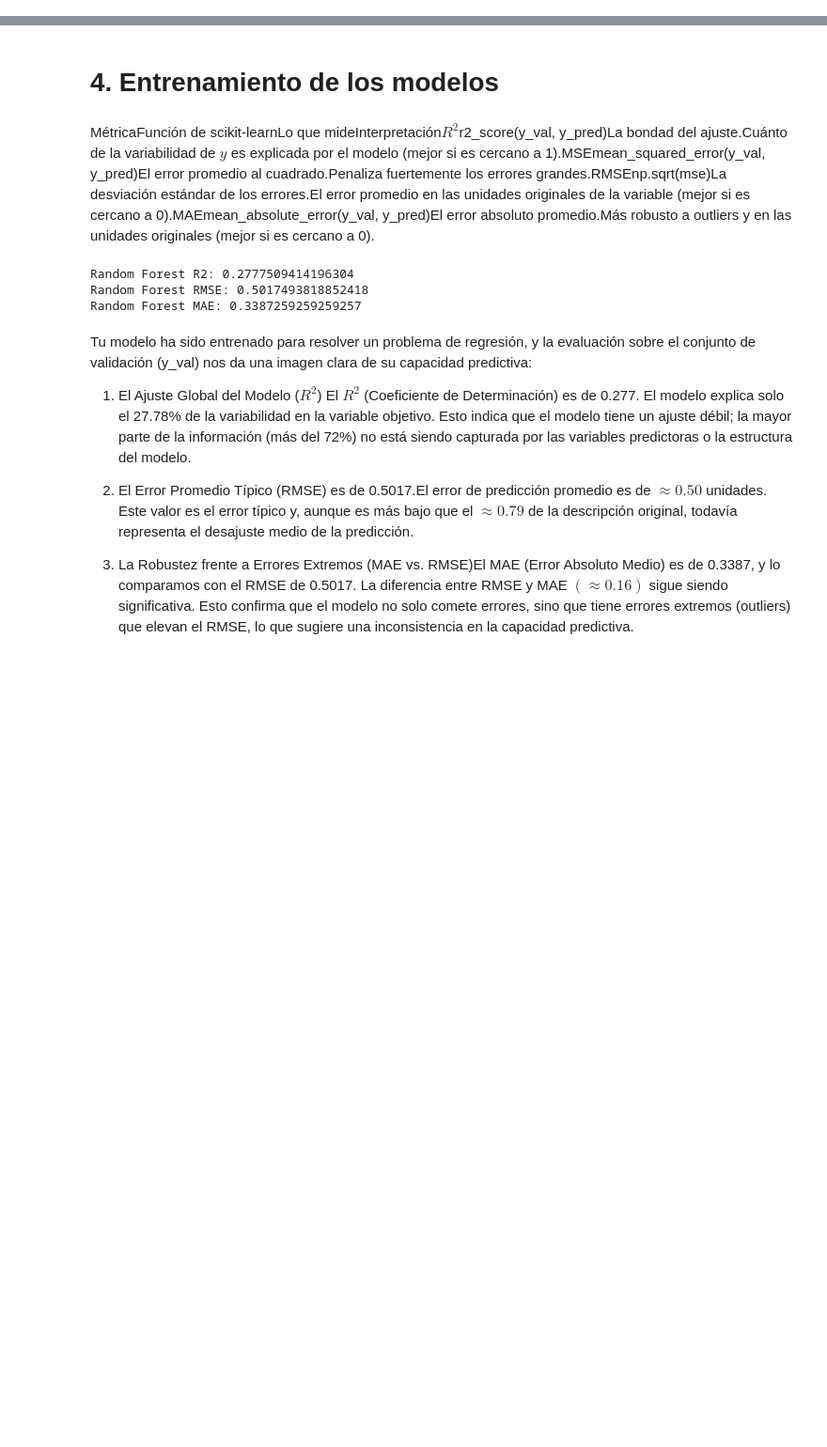
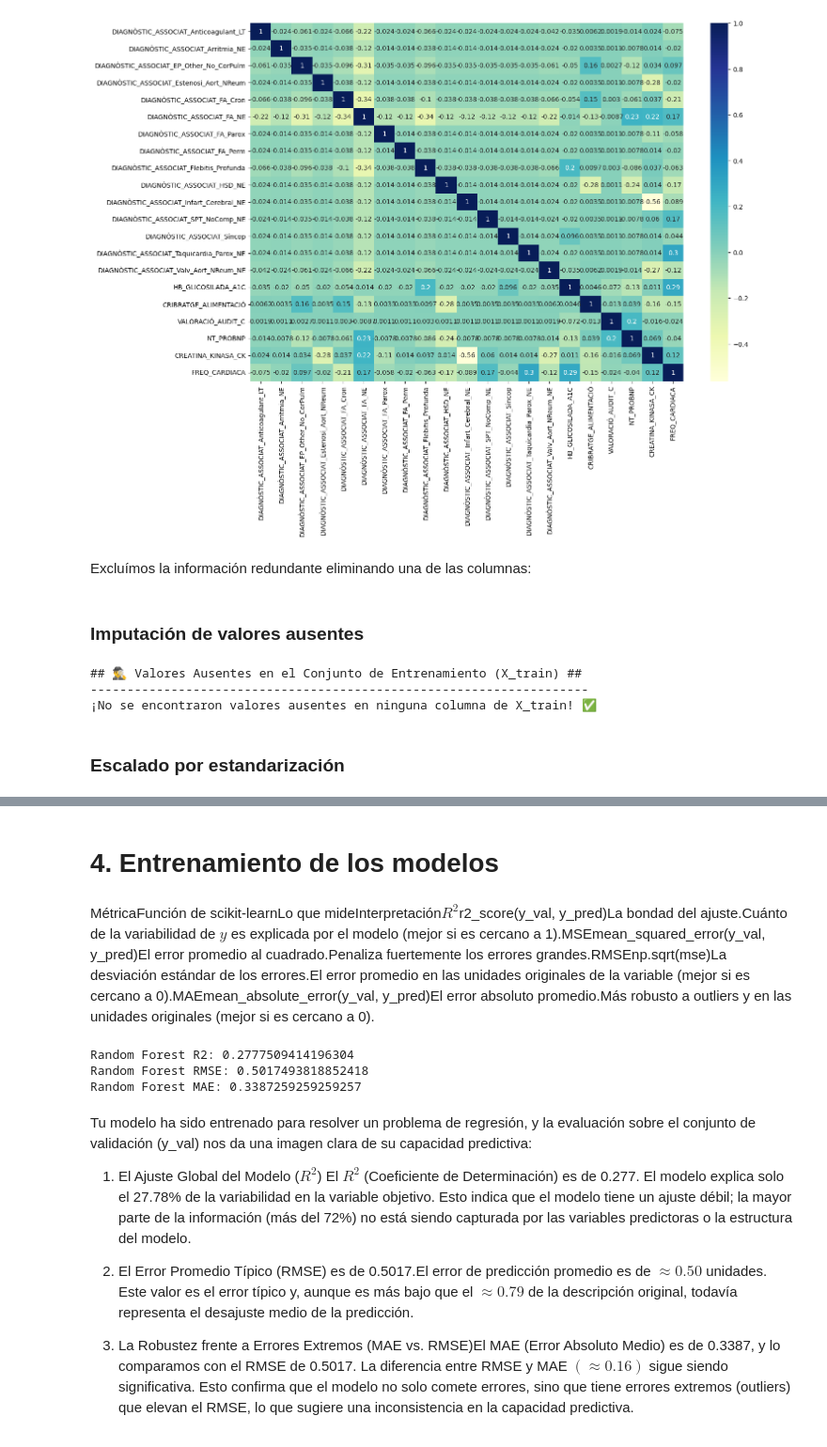
Before and after one commit to anavagi/anticoagulant-patology-analysis, a Jupyter notebook: ModelTraining_and_Conclusions.ipynb, the cells around one changed output, grey strips where cells are left out. Shown at 94% size. Saved outputs shown, nothing was run; the diff lists cells and outputs as text; code cells hidden in the pictures; blank space fills up the shorter version.

Commit message:
model training

```diff
--- a/ModelTraining_and_Conclusions.ipynb
+++ b/ModelTraining_and_Conclusions.ipynb
@@ -42,12 +203,4 @@ Usamos Scikit-Learn DictVectorizer para codificar características categóricas
 # %%
-from sklearn.feature_extraction import DictVectorizer
-
-dv = DictVectorizer(sparse=False) # False bcs is not a sparse matrix (we do not have many zeros)
-
-# TRAIN
-train_dict = df_train[categorical].to_dict(orient='records') # records = to do it row-wise, not col-wise
-X_train_cat = dv.fit_transform(train_dict) # make it a vector
-
-# VAL
-val_dict = df_val[categorical].to_dict(orient='records')
-X_val_cat = dv.transform(val_dict)
+# Listas con los nombres de las columnas categóricas
+categorical = df.select_dtypes(exclude ='number').columns.tolist()
+print(categorical)
@@ -90,6 +209,20 @@ Unimos las matrices numéricas y categóricas:
-# %%
-# TRAIN
-X_train = np.column_stack([X_train_num, X_train_cat])
-
-# VAL
-X_val = np.column_stack([X_val_num, X_val_cat])
+# %%
+# OneHotEncoder para codificar en variables binarias y devolver un array
+encoder = OneHotEncoder(sparse_output=False)
+
+# Configuramos un transformer para devolver un dataframe y evitar las columnas numéricas
+# No es necesario añadir prefijos a las columnas, ya que serán unicas
+ohe = ColumnTransformer(
+    transformers=[('ohe', encoder, categorical),],
+    remainder='passthrough',                       # keep any other columns unchanged
+    verbose_feature_names_out=False
+)
+ohe.set_output(transform="pandas")
+
+ohe.fit(X_train)
+X_train_processed = ohe.transform(X_train)
+# %%
+# Filtramos las columnas que han sido codificadas, esto es, contienen _ en el nombre
+encoded_cols = [col for col in X_train_processed.columns if "_" in col]
+
+display(X_train_processed[encoded_cols])
@@ -95,0 +243,11 @@ X_val = np.column_stack([X_val_num, X_val_cat])
+# %%
+# Análisis de la correlación
+plt.figure(figsize=(15, 10))
+sns.heatmap(X_train_processed[encoded_cols].corr(), annot=True, cmap="YlGnBu")
+plt.show()
+# %% [output]
+[figure, added]
+# %% [markdown]
+Excluímos la información redundante eliminando una de las columnas:
+# %% [markdown]
+### Imputación de valores ausentes
@@ -95,0 +257,27 @@ X_val = np.column_stack([X_val_num, X_val_cat])
+# %%
+# 2. Calcular la suma de valores ausentes por cada columna en X_train
+print("## 🕵️‍♂️ Valores Ausentes en el Conjunto de Entrenamiento (X_train) ##")
+print("--------------------------------------------------------------------")
+
+# Usamos .isnull() para obtener un DataFrame booleano (True si es ausente),
+# luego .sum() para sumar esos True (que Python trata como 1) a lo largo del índice.
+missing_values_sum = X_train.isnull().sum()
+
+# 3. Filtrar para mostrar solo las columnas que tienen al menos un valor ausente
+# (Esto hace que la salida sea más limpia)
+missing_values_filtered = missing_values_sum[missing_values_sum > 0]
+
+if missing_values_filtered.empty:
+    print("¡No se encontraron valores ausentes en ninguna columna de X_train! ✅")
+else:
+    # 4. Mostrar el resultado de forma organizada
+    print(missing_values_filtered)
+    print("--------------------------------------------------------------------")
+    print(f"Total de columnas con valores ausentes: {len(missing_values_filtered)}")
+    print(f"Total de valores ausentes en X_train: {missing_values_filtered.sum()}")
+# %% [output]
+## 🕵️‍♂️ Valores Ausentes en el Conjunto de Entrenamiento (X_train) ##
+--------------------------------------------------------------------
+¡No se encontraron valores ausentes en ninguna columna de X_train! ✅
+# %% [markdown]
+### Escalado por estandarización
```
Also changed, not shown: parts of 28 cells of this notebook.
